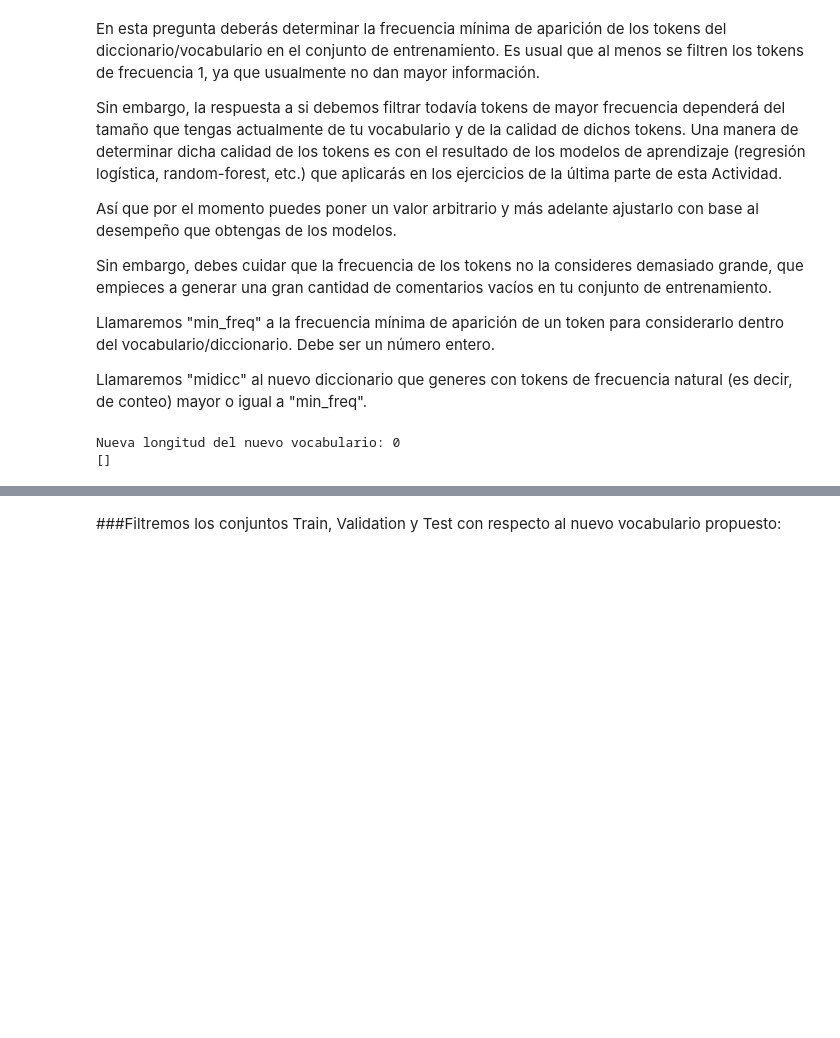
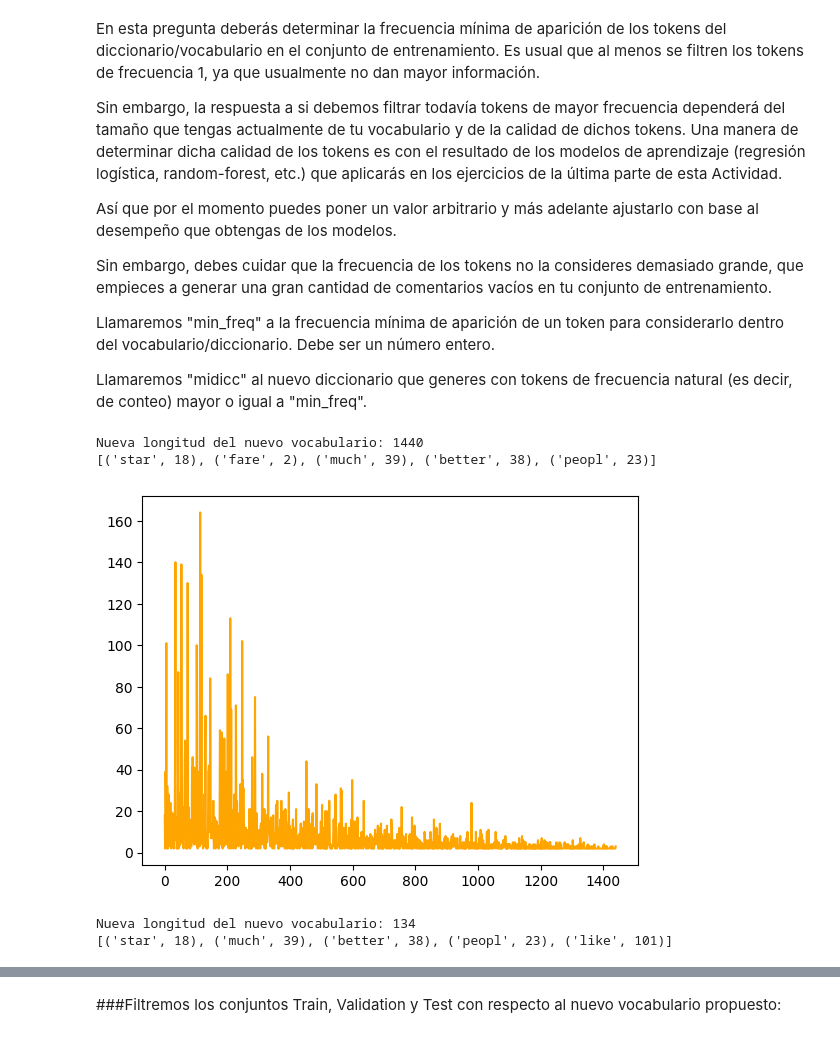
Before and after one commit to dsercam/NLP, a Jupyter notebook: A01182676_semanas3y4_actividad_02.ipynb, the cells around one changed output, grey strips where cells are left out. Cells and saved outputs as stored; diff of their text form; code cells hidden in the pictures; blank space fills up the shorter version.

```diff
--- a/A01182676_semanas3y4_actividad_02.ipynb
+++ b/A01182676_semanas3y4_actividad_02.ipynb
@@ -597,7 +597,7 @@ Llamaremos "midicc" al nuevo diccionario que generes con tokens de frecuencia na
 # AGREGA AQUÍ TUS LÍNEAS DE CÓDIGO - Pregunta 7:
 
 min_freq = 1 #empezamos intentando con el valor minimo como 1
-midicc = {}
+midicc = {key:val for key, val in midiccionario.items() if val > min_freq}
 
 # FIN PARA AGREGAR TUS LÍNEAS DE CÓDIGO.
 ##############################################################################
@@ -605,5 +605,25 @@ midicc = {}
 print('Nueva longitud del nuevo vocabulario:', len(midicc))
 print(list(midicc.items())[0:5])     # veamos algunos elementos del diccionario.
 # %% [output]
-Nueva longitud del nuevo vocabulario: 0
-[]
+Nueva longitud del nuevo vocabulario: 1440
+[('star', 18), ('fare', 2), ('much', 39), ('better', 38), ('peopl', 23)]
+# %%
+plt.plot(list(np.arange(len(midicc))), list(midicc.values()), color='orange')
+plt.show()
+# %% [output]
+[figure, added]
+# %%
+##############################################################################
+# AGREGA AQUÍ TUS LÍNEAS DE CÓDIGO - Pregunta 7:
+
+min_freq16 = 16 #empezamos intentando con el valor minimo como 1
+midicc16 = {key:val for key, val in midiccionario.items() if val > min_freq16}
+
+# FIN PARA AGREGAR TUS LÍNEAS DE CÓDIGO.
+##############################################################################
+
+print('Nueva longitud del nuevo vocabulario:', len(midicc16))
+print(list(midicc16.items())[0:5])     # veamos algunos elementos del diccionario.
+# %% [output]
+Nueva longitud del nuevo vocabulario: 134
+[('star', 18), ('much', 39), ('better', 38), ('peopl', 23), ('like', 101)]
```
Also changed, not shown: parts of 1 cell of this notebook.
